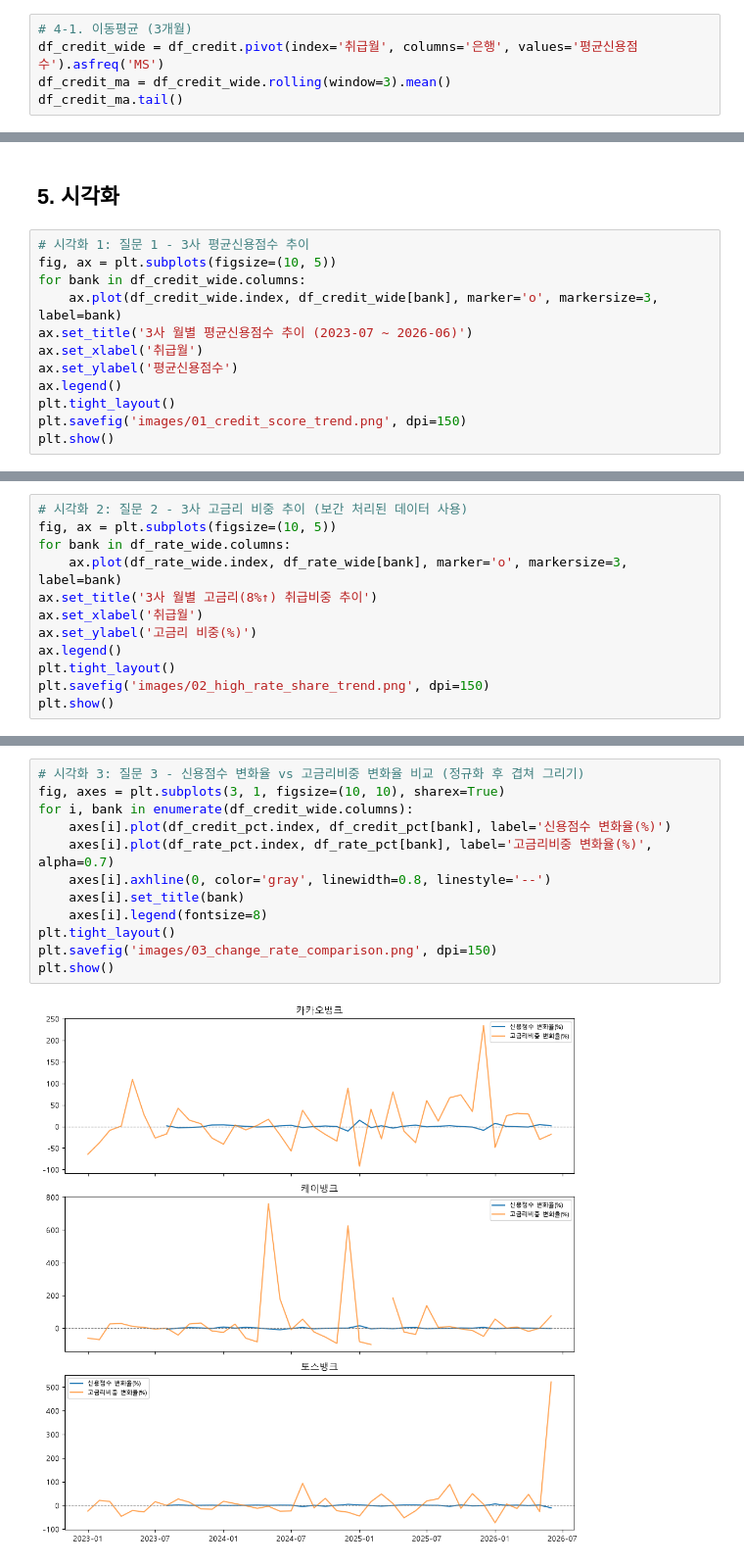
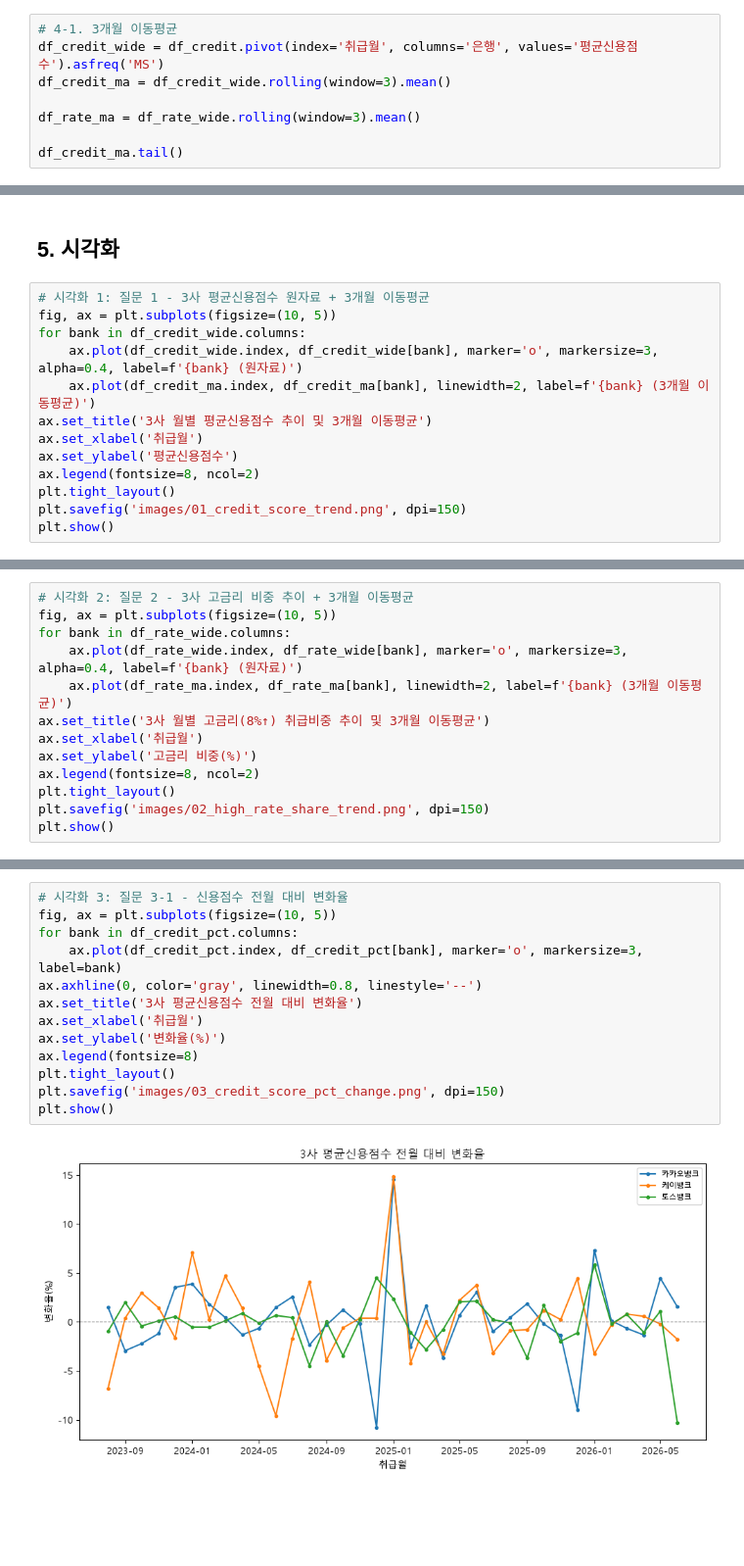
Before and after one commit to contest-p/internet-bank-credit-inclusion, a Jupyter notebook: analysis.ipynb, the cells around one changed output, grey strips where cells are left out. Shown at 98% size. Cells and saved outputs as stored; diff of their text form; blank space fills up the shorter version.

```diff
--- a/analysis.ipynb
+++ b/analysis.ipynb
@@ -145,7 +150,10 @@ dtype: int64
 # %%
-# 4-1. 이동평균 (3개월)
+# 4-1. 3개월 이동평균
 df_credit_wide = df_credit.pivot(index='취급월', columns='은행', values='평균신용점수').asfreq('MS')
 df_credit_ma = df_credit_wide.rolling(window=3).mean()
+
+df_rate_ma = df_rate_wide.rolling(window=3).mean()
+
 df_credit_ma.tail()
 # %% [output]
 | 은행 | 카카오뱅크 | 케이뱅크 | 토스뱅크 |
@@ -171,14 +217,15 @@ df_credit_pct.tail()
 # %% [markdown]
 ## 5. 시각화
 # %%
-# 시각화 1: 질문 1 - 3사 평균신용점수 추이
+# 시각화 1: 질문 1 - 3사 평균신용점수 원자료 + 3개월 이동평균
 fig, ax = plt.subplots(figsize=(10, 5))
 for bank in df_credit_wide.columns:
-    ax.plot(df_credit_wide.index, df_credit_wide[bank], marker='o', markersize=3, label=bank)
-ax.set_title('3사 월별 평균신용점수 추이 (2023-07 ~ 2026-06)')
+    ax.plot(df_credit_wide.index, df_credit_wide[bank], marker='o', markersize=3, alpha=0.4, label=f'{bank} (원자료)')
+    ax.plot(df_credit_ma.index, df_credit_ma[bank], linewidth=2, label=f'{bank} (3개월 이동평균)')
+ax.set_title('3사 월별 평균신용점수 추이 및 3개월 이동평균')
 ax.set_xlabel('취급월')
 ax.set_ylabel('평균신용점수')
-ax.legend()
+ax.legend(fontsize=8, ncol=2)
 plt.tight_layout()
 plt.savefig('images/01_credit_score_trend.png', dpi=150)
 plt.show()
@@ -187,12 +234,13 @@ plt.show()
 # %%
-# 시각화 2: 질문 2 - 3사 고금리 비중 추이 (보간 처리된 데이터 사용)
+# 시각화 2: 질문 2 - 3사 고금리 비중 추이 + 3개월 이동평균
 fig, ax = plt.subplots(figsize=(10, 5))
 for bank in df_rate_wide.columns:
-    ax.plot(df_rate_wide.index, df_rate_wide[bank], marker='o', markersize=3, label=bank)
-ax.set_title('3사 월별 고금리(8%↑) 취급비중 추이')
+    ax.plot(df_rate_wide.index, df_rate_wide[bank], marker='o', markersize=3, alpha=0.4, label=f'{bank} (원자료)')
+    ax.plot(df_rate_ma.index, df_rate_ma[bank], linewidth=2, label=f'{bank} (3개월 이동평균)')
+ax.set_title('3사 월별 고금리(8%↑) 취급비중 추이 및 3개월 이동평균')
 ax.set_xlabel('취급월')
 ax.set_ylabel('고금리 비중(%)')
-ax.legend()
+ax.legend(fontsize=8, ncol=2)
 plt.tight_layout()
 plt.savefig('images/02_high_rate_share_trend.png', dpi=150)
 plt.show()
@@ -201,14 +249,15 @@ plt.show()
 # %%
-# 시각화 3: 질문 3 - 신용점수 변화율 vs 고금리비중 변화율 비교 (정규화 후 겹쳐 그리기)
-fig, axes = plt.subplots(3, 1, figsize=(10, 10), sharex=True)
-for i, bank in enumerate(df_credit_wide.columns):
-    axes[i].plot(df_credit_pct.index, df_credit_pct[bank], label='신용점수 변화율(%)')
-    axes[i].plot(df_rate_pct.index, df_rate_pct[bank], label='고금리비중 변화율(%)', alpha=0.7)
-    axes[i].axhline(0, color='gray', linewidth=0.8, linestyle='--')
-    axes[i].set_title(bank)
-    axes[i].legend(fontsize=8)
+# 시각화 3: 질문 3-1 - 신용점수 전월 대비 변화율
+fig, ax = plt.subplots(figsize=(10, 5))
+for bank in df_credit_pct.columns:
+    ax.plot(df_credit_pct.index, df_credit_pct[bank], marker='o', markersize=3, label=bank)
+ax.axhline(0, color='gray', linewidth=0.8, linestyle='--')
+ax.set_title('3사 평균신용점수 전월 대비 변화율')
+ax.set_xlabel('취급월')
+ax.set_ylabel('변화율(%)')
+ax.legend(fontsize=8)
 plt.tight_layout()
-plt.savefig('images/03_change_rate_comparison.png', dpi=150)
+plt.savefig('images/03_credit_score_pct_change.png', dpi=150)
 plt.show()
 # %% [output]
-[figure, old version]
+[figure, new version]
```
Also changed, not shown: parts of 19 cells of this notebook, 7 other files.
